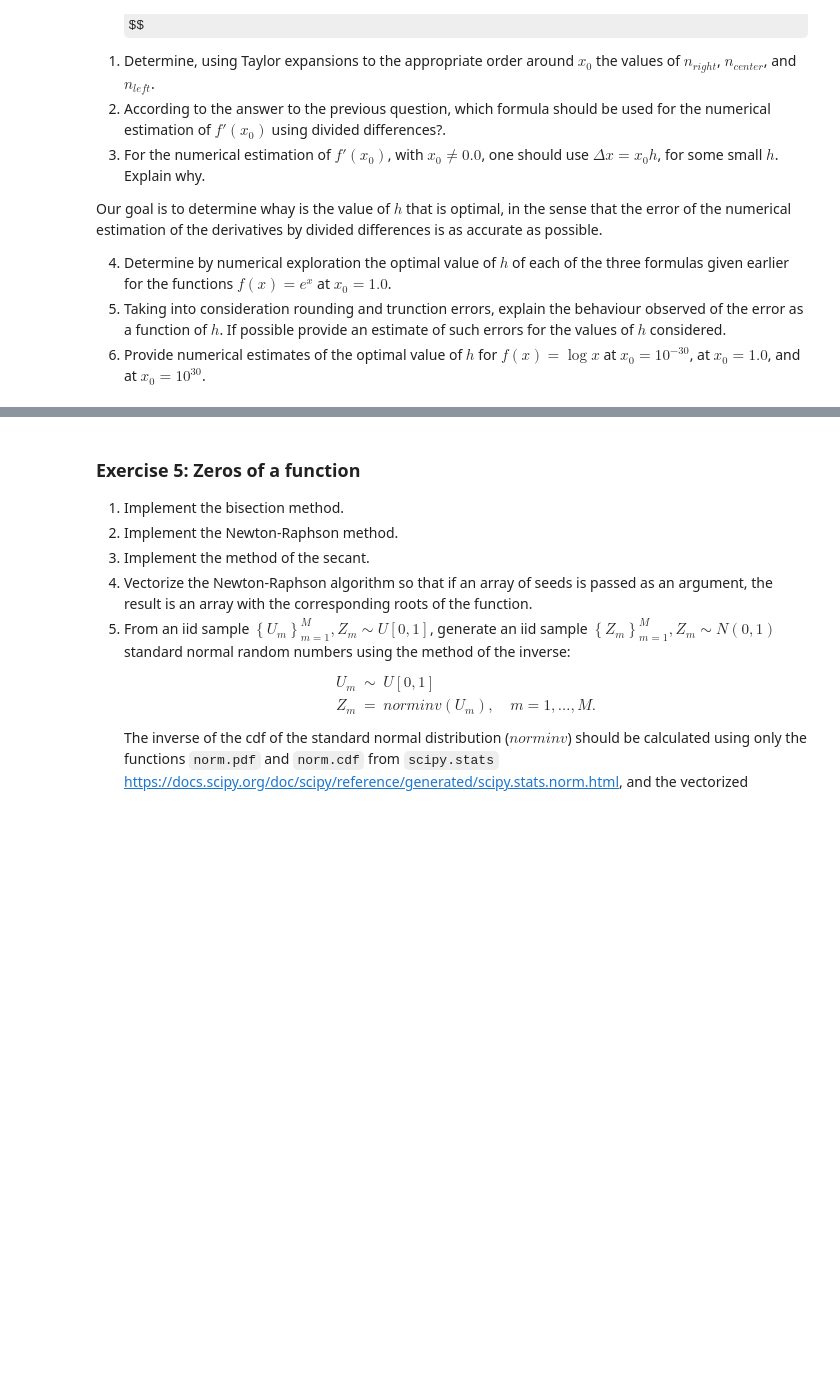
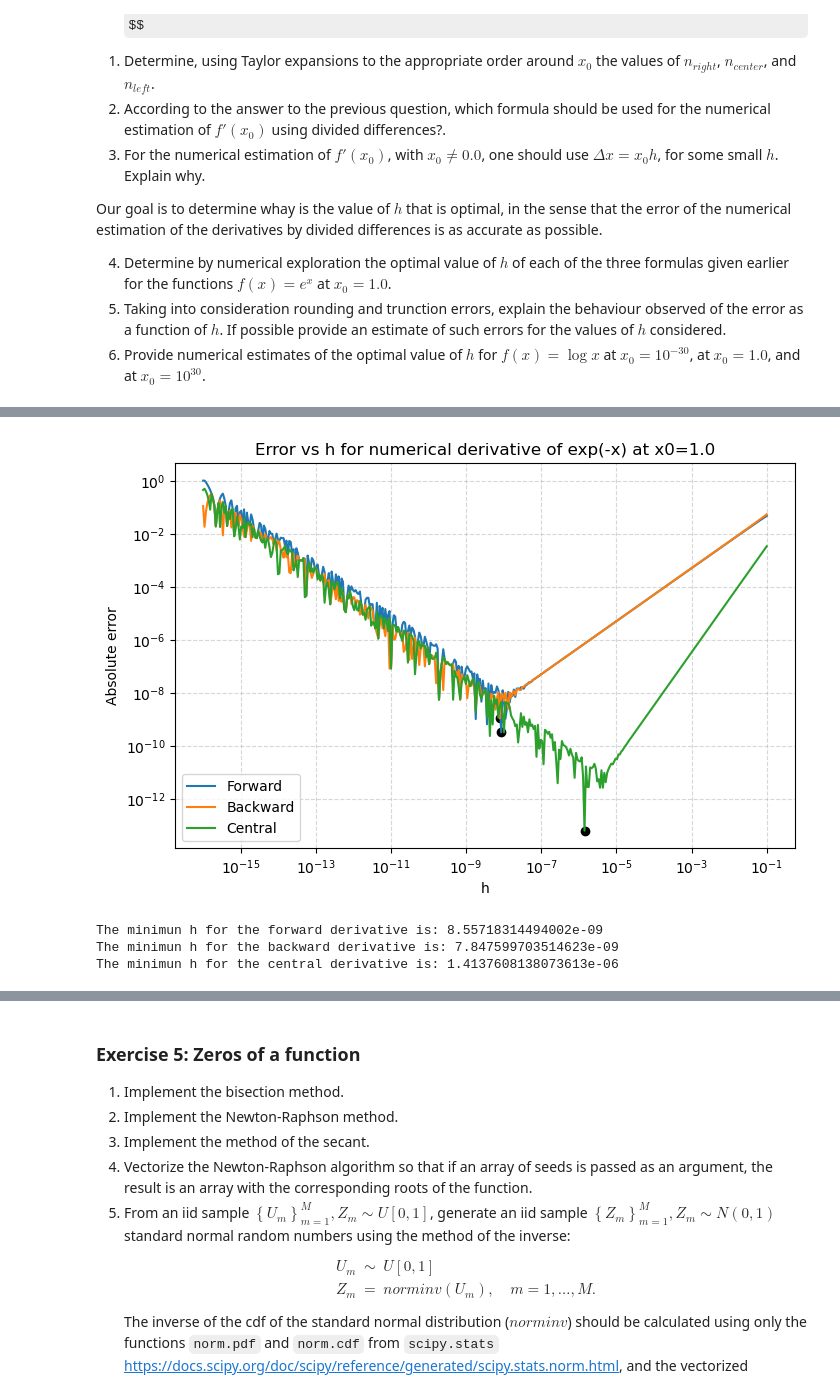
Before and after one commit to Arkh3/master_cn_25-26, a Jupyter notebook: practicas/practica2/H2_Teruel.ipynb, the cells around one changed output, grey strips where cells are left out. Drawn from its saved outputs; the diff is of its cells as text; code cells hidden in the pictures; some formulas as TeX source; blank space fills up the shorter version.

```diff
--- a/practicas/practica2/H2_Teruel.ipynb
+++ b/practicas/practica2/H2_Teruel.ipynb
@@ -317,0 +364,60 @@ Our goal is to determine whay is the value of $h$ that is optimal, in the sense
+# %%
+x0 = 1.0
+
+function = lambda x: np.log(x)
+function_derivative = lambda x, k: 1/x
+function_derivative_true = function_derivative(x0, 1)
+
+def forward_diff(f, x0, h):
+    dx = x0 * h
+    return (f(x0 + dx) - f(x0)) / dx
+
+def backward_diff(f, x0, h):
+    dx = x0 * h
+    return (f(x0) - f(x0 - dx)) / dx
+
+def central_diff(f, x0, h):
+    dx = x0 * h
+    return (f(x0 + dx) - f(x0 - dx)) / (2 * dx)
+
+
+# Range of h values
+h_values = np.logspace(-16, -1, 400)
+
+# Compute errors
+errs_forward = np.array([abs(forward_diff(function, x0, h) - function_derivative_true) for h in h_values])
+errs_backward = np.array([abs(backward_diff(function, x0, h) - function_derivative_true) for h in h_values])
+errs_central = np.array([abs(central_diff(function, x0, h) - function_derivative_true) for h in h_values])
+
+# Find optimal h
+i_fw = np.argmin(errs_forward)
+i_bw = np.argmin(errs_backward)
+i_cd = np.argmin(errs_central)
+
+# Plot errors vs h
+plt.figure(figsize=(8,5))
+plt.loglog(h_values, errs_forward, label='Forward')
+plt.loglog(h_values, errs_backward, label='Backward')
+plt.loglog(h_values, errs_central, label='Central')
+
+# Mark minimun
+plt.scatter([h_values[i_fw], h_values[i_bw], h_values[i_cd]],
+            [errs_forward[i_fw], errs_backward[i_bw], errs_central[i_cd]],
+            marker='o', color='black')
+
+plt.xlabel("h")
+plt.ylabel("Absolute error")
+plt.title("Error vs h for numerical derivative of exp(-x) at x0=1.0")
+plt.legend()
+plt.grid(True, which="both", ls="--", alpha=0.5)
+plt.show()
+
+# Print minimum
+print(f"The minimun h for the forward derivative is: {h_values[i_fw]}")
+print(f"The minimun h for the backward derivative is: {h_values[i_bw]}")
+print(f"The minimun h for the central derivative is: {h_values[i_cd]}")
+# %% [output]
+[figure, added]
+The minimun h for the forward derivative is: 8.55718314494002e-09
+The minimun h for the backward derivative is: 7.847599703514623e-09
+The minimun h for the central derivative is: 1.4137608138073613e-06
```
Also changed, not shown: parts of 4 cells of this notebook.
